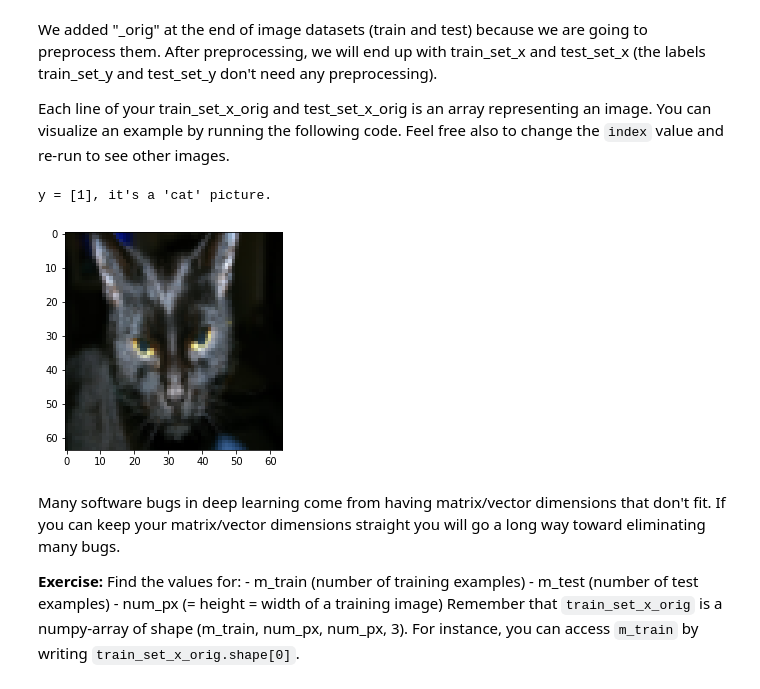
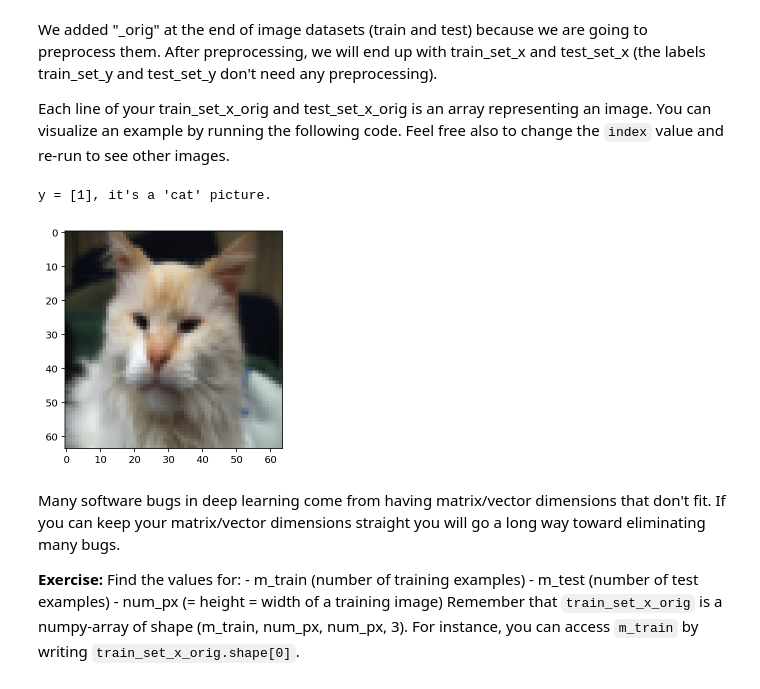
Before and after one commit to vmartinezalvarez/Deep-Learning-Specialization-on-Coursera, a Jupyter notebook: COURSE 1. Neural Networks and Deep Learning/Week 2/Logistic+Regression+with+a+Neural+Network+mindset+v5.ipynb, the cells around one changed output. Saved outputs shown, nothing was run; the diff lists cells and outputs as text; code cells hidden in the pictures.

```diff
--- a/COURSE 1. Neural Networks and Deep Learning/Week 2/Logistic+Regression+with+a+Neural+Network+mindset+v5.ipynb
+++ b/COURSE 1. Neural Networks and Deep Learning/Week 2/Logistic+Regression+with+a+Neural+Network+mindset+v5.ipynb
@@ -54,12 +54,12 @@ We added "_orig" at the end of image datasets (train and test) because we are go
 Each line of your train_set_x_orig and test_set_x_orig is an array representing an image. You can visualize an example by running the following code. Feel free also to change the `index` value and re-run to see other images.
 # %%
 # Example of a picture
-index = 25
+index = 27
 plt.imshow(train_set_x_orig[index])
 print ("y = " + str(train_set_y[:, index]) + ", it's a '" + classes[np.squeeze(train_set_y[:, index])].decode("utf-8") +  "' picture.")
 # %% [output]
 y = [1], it's a 'cat' picture.
-[figure, old version]
+[figure, new version]
 # %% [markdown]
 Many software bugs in deep learning come from having matrix/vector dimensions that don't fit. If you can keep your matrix/vector dimensions straight you will go a long way toward eliminating many bugs.
 
```
Also changed, not shown: parts of 1 cell of this notebook.
